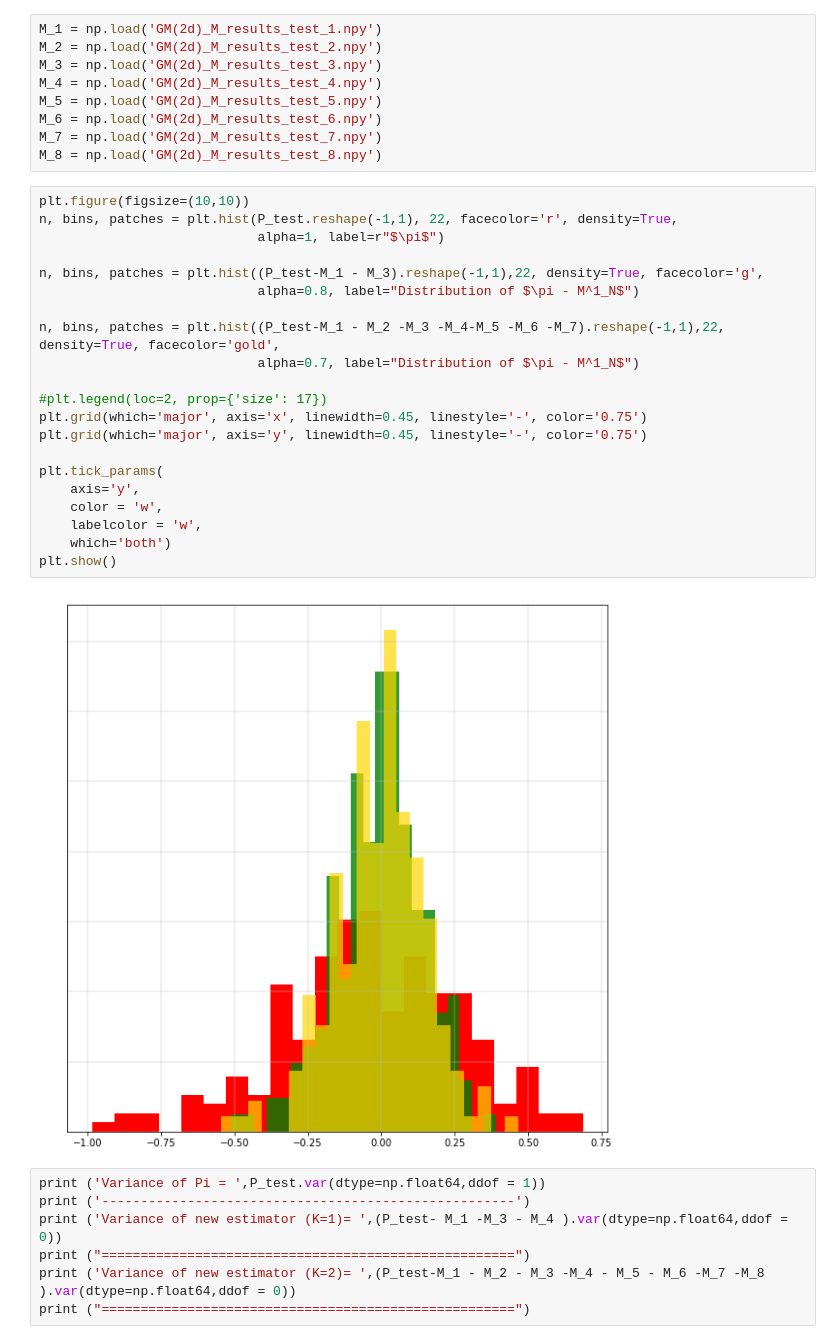
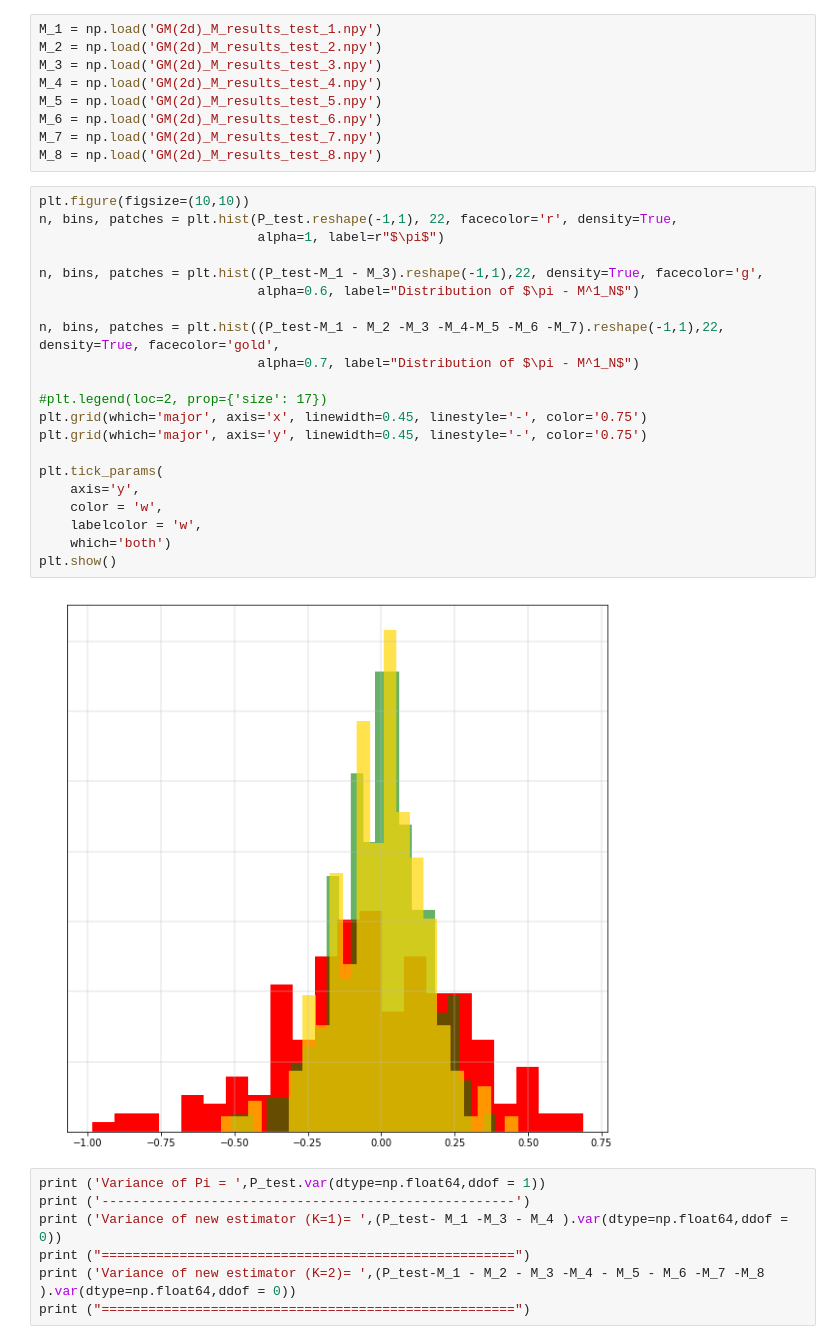
Before and after one commit to ShagadatovNurlan/VR-MCMC, a Jupyter notebook: Gaussian_mixture_2d_reduced_allpairs/Final_GM2d_K2.ipynb, the cells around one changed output. Cells and saved outputs as stored; diff of their text form.

```diff
--- a/Gaussian_mixture_2d_reduced_allpairs/Final_GM_K1_2d.ipynb
+++ b/Gaussian_mixture_2d_reduced_allpairs/Final_GM2d_K2.ipynb
@@ -401,26 +401,26 @@ M_8 = np.load('GM(2d)_M_results_test_8.npy')
 # %%
 plt.figure(figsize=(10,10))
 n, bins, patches = plt.hist(P_test.reshape(-1,1), 22, facecolor='r', density=True,
                             alpha=1, label=r"$\pi$")
 
 n, bins, patches = plt.hist((P_test-M_1 - M_3).reshape(-1,1),22, density=True, facecolor='g',
-                            alpha=0.8, label="Distribution of $\pi - M^1_N$")
+                            alpha=0.6, label="Distribution of $\pi - M^1_N$")
 
 n, bins, patches = plt.hist((P_test-M_1 - M_2 -M_3 -M_4-M_5 -M_6 -M_7).reshape(-1,1),22, density=True, facecolor='gold',
                             alpha=0.7, label="Distribution of $\pi - M^1_N$")
 
 #plt.legend(loc=2, prop={'size': 17})
 plt.grid(which='major', axis='x', linewidth=0.45, linestyle='-', color='0.75')
 plt.grid(which='major', axis='y', linewidth=0.45, linestyle='-', color='0.75')
 
 plt.tick_params(
     axis='y',
     color = 'w',
     labelcolor = 'w',
     which='both')
 plt.show()
 # %% [output]
-[figure, old version]
+[figure, new version]
 # %%
 print ('Variance of Pi = ',P_test.var(dtype=np.float64,ddof = 1))
 print ('-----------------------------------------------------')
```
Also changed, not shown: parts of 9 cells of this notebook, 1 other file.
